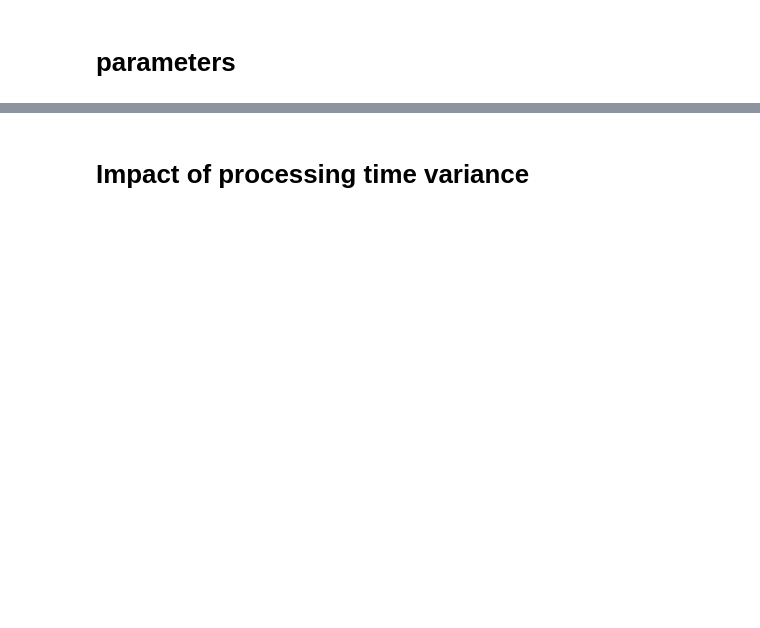
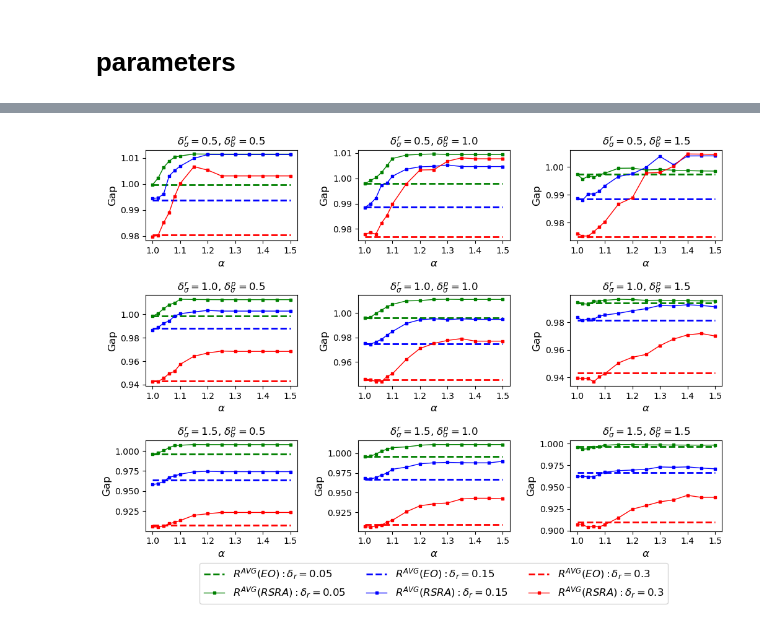
Before and after one commit to xunzhang-sjtu/Robust_scheduling_with_release_time, a Jupyter notebook: results_rand.ipynb, the cells around one changed output, grey strips where cells are left out. Saved outputs shown, nothing was run; the diff lists cells and outputs as text; code cells hidden in the pictures; blank space fills up the shorter version.

```diff
--- a/results_rand.ipynb
+++ b/results_rand.ipynb
@@ -26,6 +27,7 @@ def load_results(instances,file_path,file_name):
     rst_mean = np.zeros(instances)
     rst_75 = np.zeros(instances)
     rst_95 = np.zeros(instances)
+    rst_time = np.zeros(instances)
     for ins in range(instances):
         full_path = file_path + 'ins='+str(ins)+'/'+ 'iteration='+str(0)+'/'
         # print(full_path)
@@ -35,10 +37,12 @@ def load_results(instances,file_path,file_name):
         rst_mean[ins] = np.mean(sol['out_obj'])
         rst_75[ins] = np.quantile(sol['out_obj'],0.75)
         rst_95[ins] = np.quantile(sol['out_obj'],0.95)
+        rst_time[ins] = sol['time']
     rst = {}
     rst['avg'] = rst_mean
     rst['quan_75'] = rst_75
     rst['quan_95'] = rst_95
+    rst['time'] = rst_time
     return rst
 # %%
 def load_wass_results(instances,range_c,file_path,file_name):
@@ -121,0 +134,17 @@ wass_rst
+# %%
+file_path1 = '/Users/zhangxun/data/robust_scheduling/rand_release/release_processing_var/S='+str(10)+'/delta_r='+str(delta_r)
+with open(file_path1+'_avg_ratio.pkl', "wb") as tf:
+    pickle.dump(ratio_set,tf)
+# %%
+ratio_avg_set_all = {}
+ratio_pt_set_all = {}
+delta_r_all = [0.05,0.15,0.3]
+for i in range(len(delta_r_all)):
+    delta_r = delta_r_all[i]
+    file_path1 = '/Users/zhangxun/data/robust_scheduling/rand_release/release_processing_var/S='+str(10)+'/delta_r='+str(delta_r)
+    with open(file_path1 + '_avg_ratio.pkl','rb') as tf:
+        rst = pickle.load(tf)
+    ratio_avg_set_all[delta_r] = rst
+    with open(file_path1 + '_pt_ratio.pkl','rb') as tf:
+        rst = pickle.load(tf)
+    ratio_pt_set_all[delta_r] = rst
@@ -122,3 +171,48 @@ wass_rst
+# %%
+ms = 3
+lw = 1
+ticks = np.arange(1,1.501,0.1)
+metric_name = 'avg'
+color_set = ['g','b','r']
+delta_er_all = np.arange(0.5,1.51,0.5)
+delta_ep_all = np.arange(0.5,1.51,0.5)
+fig,ax = plt.subplots(len(delta_er_all),len(delta_ep_all),figsize=(12, 8))
+index = 0
+for i in range(len(delta_er_all)):
+    delta_er = delta_er_all[i]
+    for j in range(len(delta_ep_all)):
+        # ax[i,j].plot(range_c,np.ones(len(range_c)),'-.',color = 'k',linewidth = lw)
+        if metric_name == 'avg':
+            for k in range(len(delta_r_all)):
+                delta_r = delta_r_all[k]
+                name1 = r'$R^{AVG}(EO):\delta_r='+str(delta_r)+'$'
+                name2 = r'$R^{AVG}(RSRA):\delta_r='+str(delta_r)+'$'
+                ax[i,j].plot(range_c,np.ones(len(range_c))*ratio_avg_set_all[delta_r]['saa'][i,j],'--',color = color_set[k],markersize=ms,linewidth = 2,label=name1)
+                ax[i,j].plot(range_c,ratio_avg_set_all[delta_r]['rs'][i,j],'-s',color = color_set[k],markersize=ms,linewidth = lw,label=name2)
+        else:
+            for k in range(len(delta_r_all)):
+                delta_r = delta_r_all[k]
+                name1 = r'$R^{PT}_{95}(EO):\delta_r='+str(delta_r)+'$'
+                name2 = r'$R^{PT}_{95}(RSRA):\delta_r='+str(delta_r)+'$'
+                ax[i,j].plot(range_c,np.ones(len(range_c))*ratio_pt_set_all[delta_r]['saa'][i,j],'--',color = color_set[k],markersize=ms,linewidth = 2,label=name1)
+                ax[i,j].plot(range_c,ratio_pt_set_all[delta_r]['rs'][i,j],'-s',color = color_set[k],markersize=ms,linewidth = lw,label=name2)
+
+
+        ax[i,j].set_ylabel('Gap',fontsize = 12)
+        ax[i,j].set_xlabel(r'$\alpha$',fontsize = 12)
+        # ax[i,j].set_yticks(np.arange(0.88,1.01,0.04))
+        ax[i,j].set_xticks(ticks)
+        ax[i,j].set_title(r'$\delta^{r}_{\sigma}=$'+str(delta_er)+r', $\delta^{p}_{\sigma}=$'+str(delta_ep_all[j]))
+# plt.xticks(fontsize=16)
+# plt.yticks(fontsize=16)
+# ax.legend(loc='upper left',fontsize = 18)
+plt.legend(loc=8,fontsize = 12, ncol = 3, bbox_to_anchor=(-0.9,-0.8),borderaxespad = 0.)     ##设置ax4中legend的位置，将其放在图外
+fig_name = 'Out-of-sample performance-'+metric_name+'.pdf'
+plt.subplots_adjust(wspace =0.4, hspace =0.6)#调整子图间距
+plt.savefig(file_path1 + fig_name, bbox_inches='tight') # 保存成PDF放大后不失真（默认保存在了当前文件夹下）
+plt.show()
+# %% [output]
+[figure, added]
 # %%
 def obtain_results(delta_all,name,file_path,file_pre,range_c,instances):
     rst_det = np.zeros(len(delta_all))
@@ -152,5 +246,3 @@ def obtain_ratio(delta_ep_all,range_c,rst_det,rst_saa,rst_wass):
     out_df['SAA'] = rst_saa/rst_det
 
     return out_df
-# %% [markdown]
-# Impact of processing time variance
```
Also changed, not shown: parts of 68 cells of this notebook, 6 other files.
